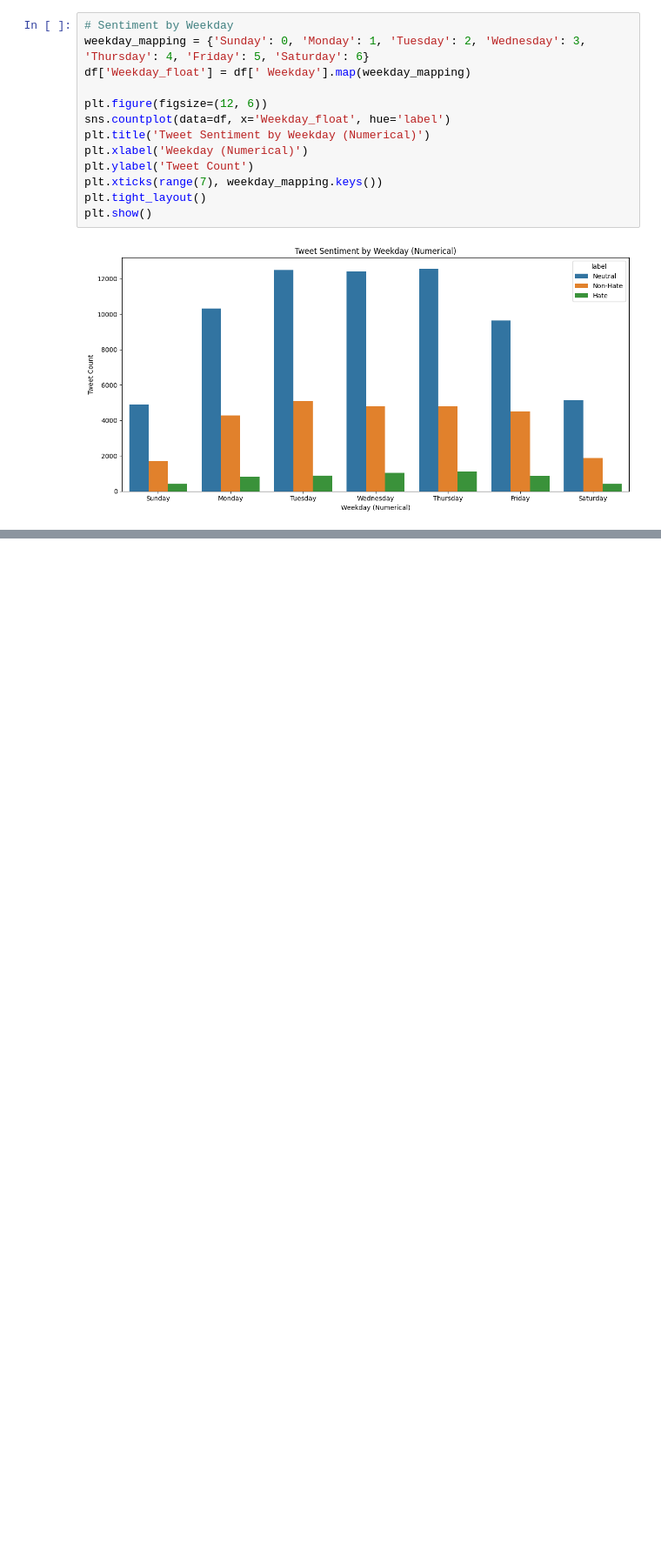
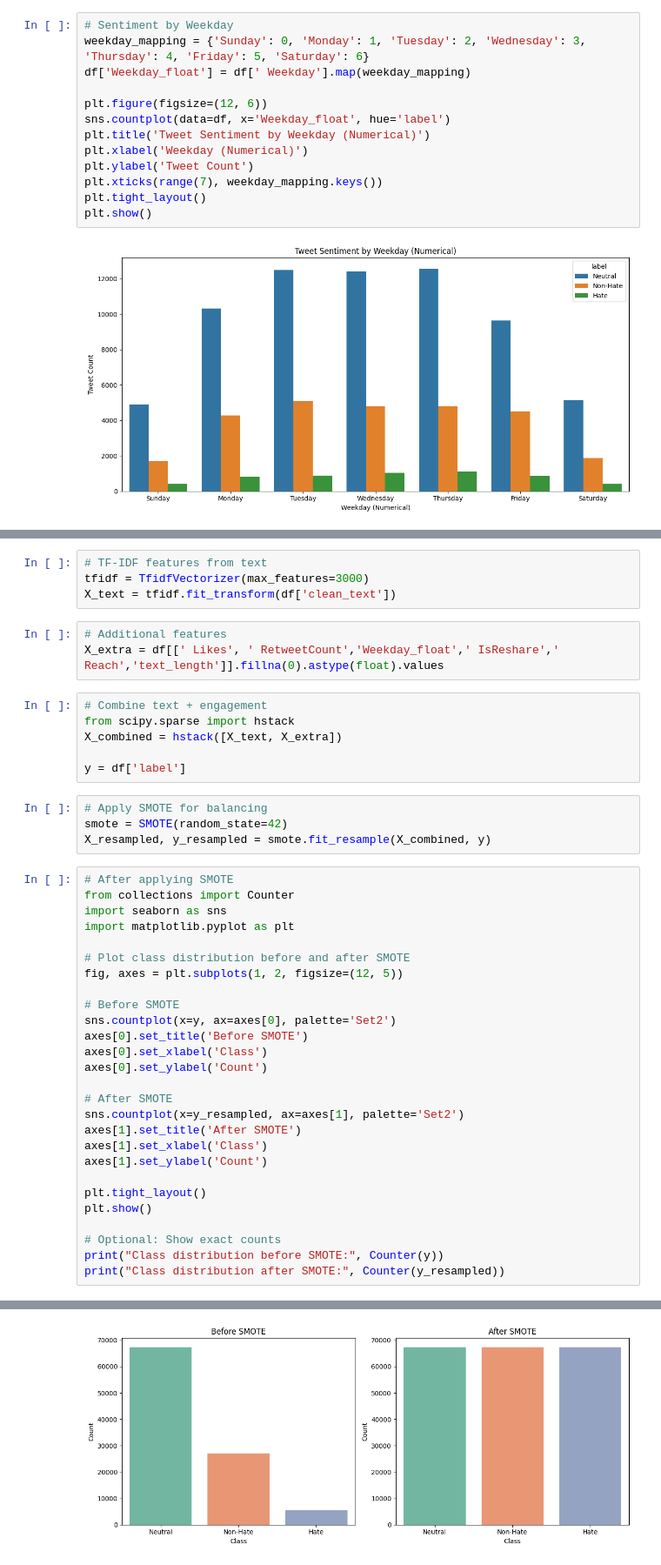
Before and after one commit to vignesh1battu-afk/hate-speech, a Jupyter notebook: Notebooks/hate_speech1.ipynb, the cells around one changed output, grey strips where cells are left out. Shown at 87% size. Drawn from its saved outputs; the diff is of its cells as text; blank space fills up the shorter version.

Commit message:
Data Balancing

```diff
--- a/Notebooks/hate_speech1.ipynb
+++ b/Notebooks/hate_speech1.ipynb
@@ -250,0 +257,45 @@ plt.show()
+# %%
+# TF-IDF features from text
+tfidf = TfidfVectorizer(max_features=3000)
+X_text = tfidf.fit_transform(df['clean_text'])
+# %%
+# Additional features
+X_extra = df[[' Likes', ' RetweetCount','Weekday_float',' IsReshare',' Reach','text_length']].fillna(0).astype(float).values
+# %%
+# Combine text + engagement
+from scipy.sparse import hstack
+X_combined = hstack([X_text, X_extra])
+
+y = df['label']
+# %%
+# Apply SMOTE for balancing
+smote = SMOTE(random_state=42)
+X_resampled, y_resampled = smote.fit_resample(X_combined, y)
+# %%
+# After applying SMOTE
+from collections import Counter
+import seaborn as sns
+import matplotlib.pyplot as plt
+
+# Plot class distribution before and after SMOTE
+fig, axes = plt.subplots(1, 2, figsize=(12, 5))
+
+# Before SMOTE
+sns.countplot(x=y, ax=axes[0], palette='Set2')
+axes[0].set_title('Before SMOTE')
+axes[0].set_xlabel('Class')
+axes[0].set_ylabel('Count')
+
+# After SMOTE
+sns.countplot(x=y_resampled, ax=axes[1], palette='Set2')
+axes[1].set_title('After SMOTE')
+axes[1].set_xlabel('Class')
+axes[1].set_ylabel('Count')
+
+plt.tight_layout()
+plt.show()
+
+# Optional: Show exact counts
+print("Class distribution before SMOTE:", Counter(y))
+print("Class distribution after SMOTE:", Counter(y_resampled))
+# %% [output]
@@ -250,0 +309 @@ plt.show()
+[figure, added]
```
Also changed, not shown: parts of 2 cells of this notebook.
